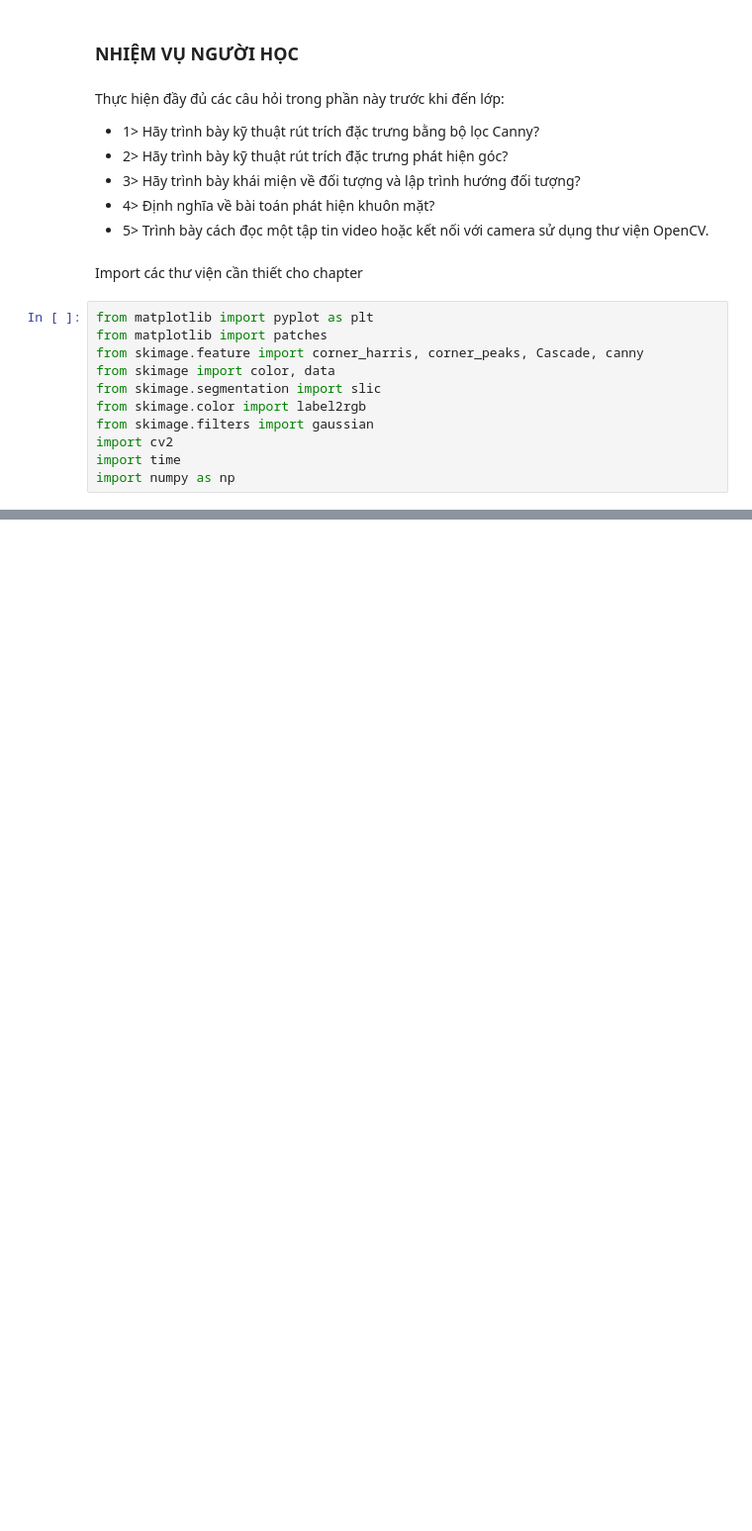
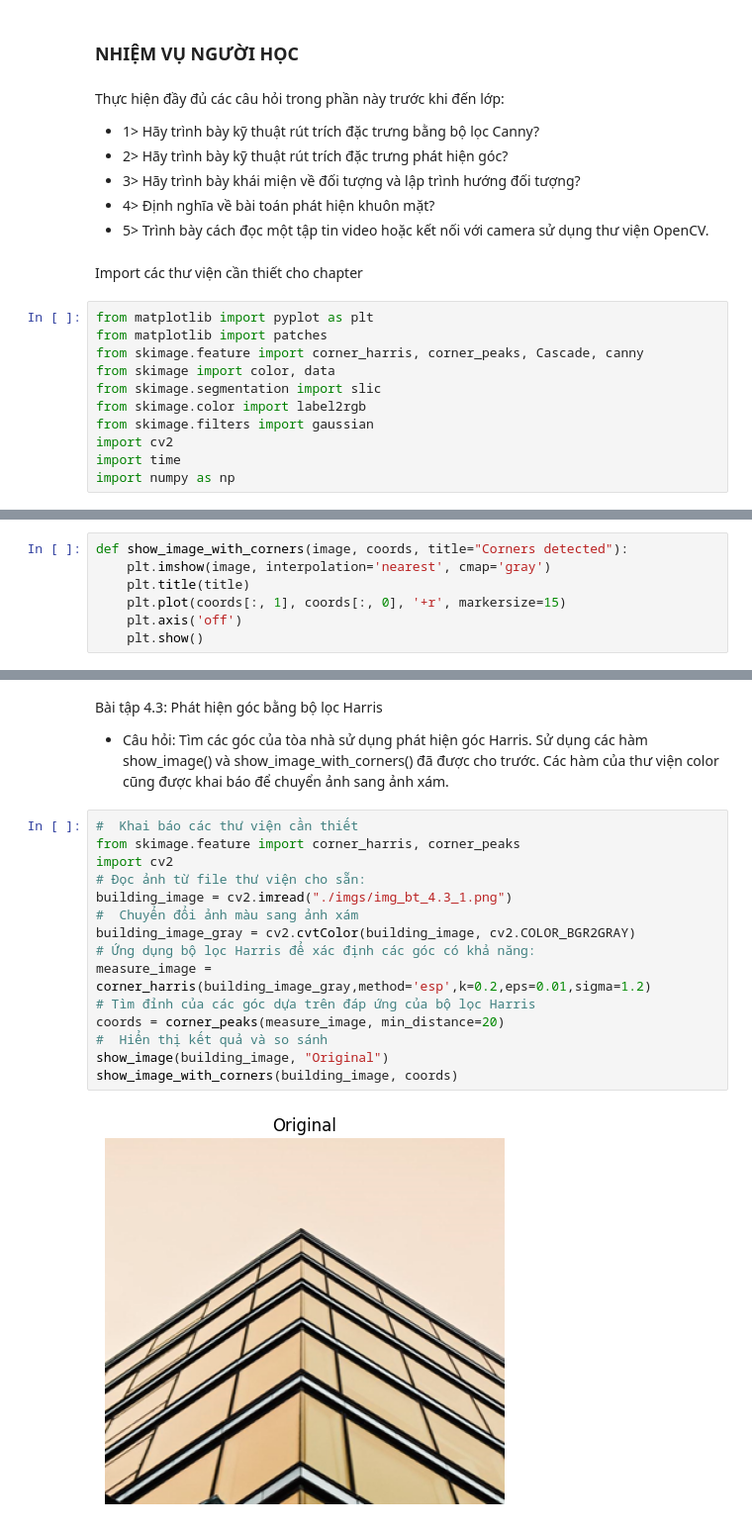
Before and after one commit to VM-Thuan-2003/TT_XLA_SPK, a Jupyter notebook: CHAPTER_4/main.ipynb, the cells around one changed output, grey strips where cells are left out. Shown at 99% size. Cells and saved outputs as stored; diff of their text form; blank space fills up the shorter version.

```diff
--- a/CHAPTER_4/main.ipynb
+++ b/CHAPTER_4/main.ipynb
@@ -39,0 +61,7 @@ import numpy as np
+# %%
+def show_image_with_corners(image, coords, title="Corners detected"):
+    plt.imshow(image, interpolation='nearest', cmap='gray')
+    plt.title(title)
+    plt.plot(coords[:, 1], coords[:, 0], '+r', markersize=15)
+    plt.axis('off')
+    plt.show()
@@ -39,0 +125,20 @@ import numpy as np
+# %% [markdown]
+Bài tập 4.3: Phát hiện góc bằng bộ lọc Harris
+- Câu hỏi: Tìm các góc của tòa nhà sử dụng phát hiện góc Harris. Sử dụng các hàm show_image() và show_image_with_corners() đã được cho trước. Các hàm của thư viện color cũng được khai báo để chuyển ảnh sang ảnh xám.
+# %%
+#  Khai báo các thư viện cần thiết
+from skimage.feature import corner_harris, corner_peaks
+import cv2
+# Đọc ảnh từ file thư viện cho sẵn:
+building_image = cv2.imread("./imgs/img_bt_4.3_1.png")
+#  Chuyển đổi ảnh màu sang ảnh xám
+building_image_gray = cv2.cvtColor(building_image, cv2.COLOR_BGR2GRAY)
+# Ứng dụng bộ lọc Harris để xác định các góc có khả năng:
+measure_image = corner_harris(building_image_gray,method='esp',k=0.2,eps=0.01,sigma=1.2)
+# Tìm đỉnh của các góc dựa trên đáp ứng của bộ lọc Harris
+coords = corner_peaks(measure_image, min_distance=20)
+#  Hiển thị kết quả và so sánh
+show_image(building_image, "Original")
+show_image_with_corners(building_image, coords)
+# %% [output]
+[figure, added]
```
Also changed, not shown: parts of 32 cells of this notebook, 9 other files.
